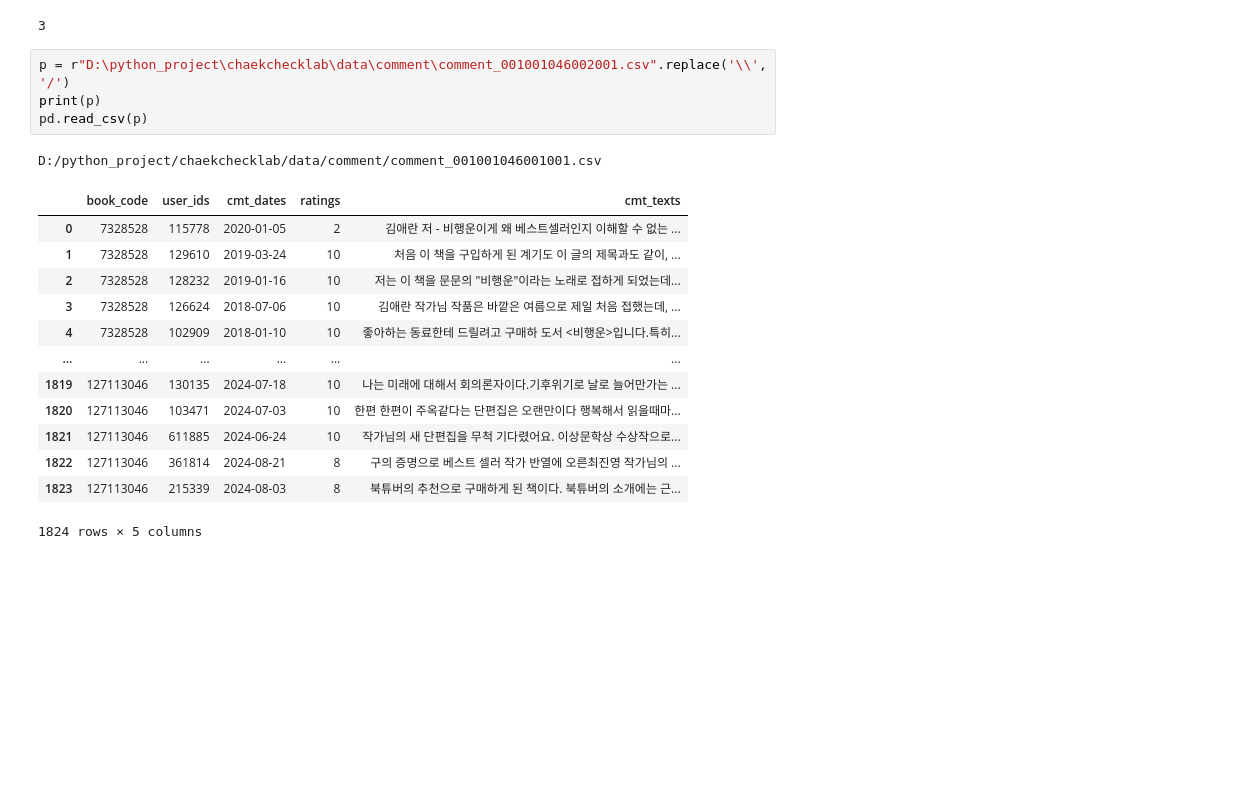
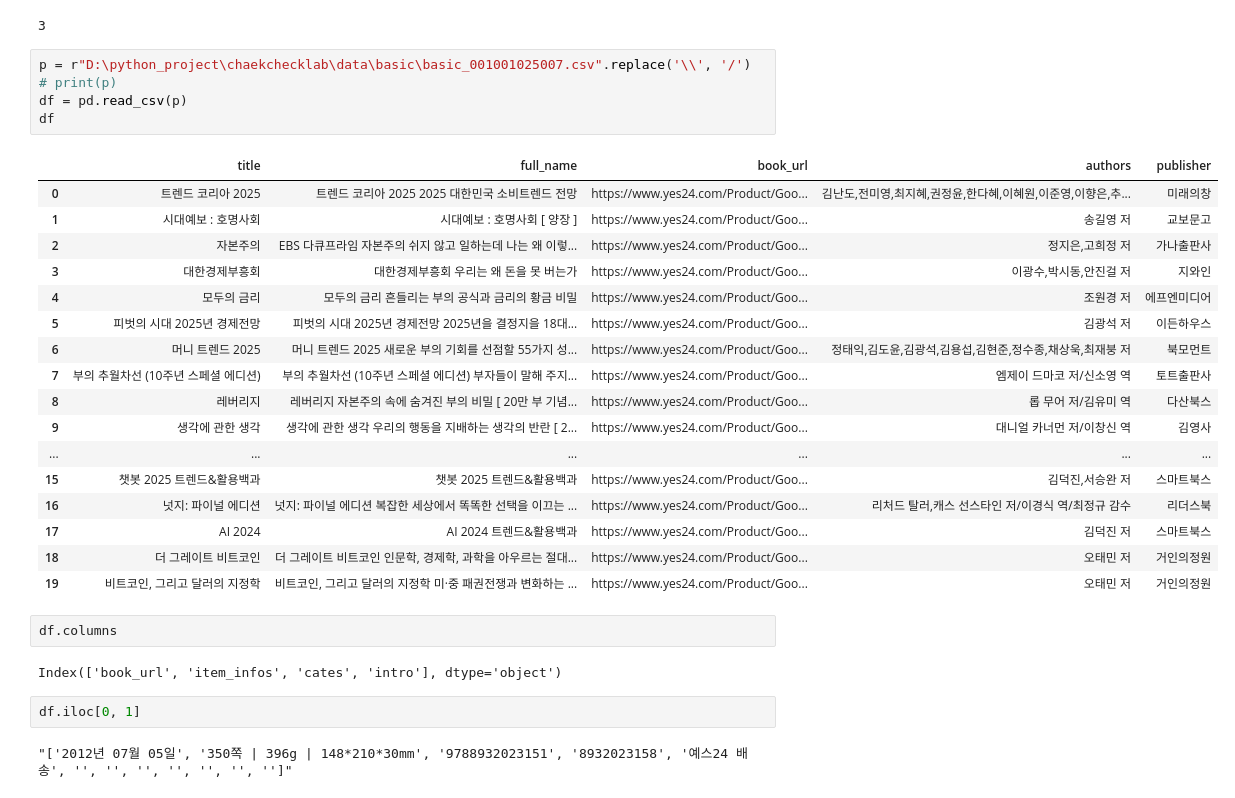
Before and after one commit to chaekcheck/chaekchecklab, a Jupyter notebook: crawling/specific_info.ipynb, the cells around one changed output. Cells and saved outputs as stored; diff of their text form; blank space fills up the shorter version.

Commit message:
basic information 실행

```diff
--- a/crawling/specific_info.ipynb
+++ b/crawling/specific_info.ipynb
@@ -170,21 +170,33 @@ len(x)
 # %% [output]
 3
 # %%
-p = r"D:\python_project\chaekchecklab\data\comment\comment_001001046002001.csv".replace('\\', '/')
-print(p)
-pd.read_csv(p)
+p = r"D:\python_project\chaekchecklab\data\basic\basic_001001025007.csv".replace('\\', '/')
+# print(p)
+df = pd.read_csv(p)
+df
 # %% [output]
-D:/python_project/chaekchecklab/data/comment/comment_001001046001001.csv
-|  | book_code | user_ids | cmt_dates | ratings | cmt_texts |
-| 0 | 7328528 | 115778 | 2020-01-05 | 2 | 김애란 저 - 비행운이게 왜 베스트셀러인지 이해할 수 없는 ... |
-| 1 | 7328528 | 129610 | 2019-03-24 | 10 | 처음 이 책을 구입하게 된 계기도 이 글의 제목과도 같이, ... |
-| 2 | 7328528 | 128232 | 2019-01-16 | 10 | 저는 이 책을 문문의 "비행운"이라는 노래로 접하게 되었는데... |
-| 3 | 7328528 | 126624 | 2018-07-06 | 10 | 김애란 작가님 작품은 바깥은 여름으로 제일 처음 접했는데, ... |
-| 4 | 7328528 | 102909 | 2018-01-10 | 10 | 좋아하는 동료한테 드릴려고 구매하 도서 <비행운>입니다.특히... |
+|  | title | full_name | book_url | authors | publisher |
+| 0 | 트렌드 코리아 2025 | 트렌드 코리아 2025 2025 대한민국 소비트렌드 전망 | https://www.yes24.com/Product/Goo... | 김난도,전미영,최지혜,권정윤,한다혜,이혜원,이준영,이향은,추... | 미래의창 |
+| 1 | 시대예보 : 호명사회 | 시대예보 : 호명사회 [ 양장 ] | https://www.yes24.com/Product/Goo... | 송길영 저 | 교보문고 |
+| 2 | 자본주의 | EBS 다큐프라임 자본주의 쉬지 않고 일하는데 나는 왜 이렇... | https://www.yes24.com/Product/Goo... | 정지은,고희정 저 | 가나출판사 |
+| 3 | 대한경제부흥회 | 대한경제부흥회 우리는 왜 돈을 못 버는가 | https://www.yes24.com/Product/Goo... | 이광수,박시동,안진걸 저 | 지와인 |
+| 4 | 모두의 금리 | 모두의 금리 흔들리는 부의 공식과 금리의 황금 비밀 | https://www.yes24.com/Product/Goo... | 조원경 저 | 에프엔미디어 |
+| 5 | 피벗의 시대 2025년 경제전망 | 피벗의 시대 2025년 경제전망 2025년을 결정지을 18대... | https://www.yes24.com/Product/Goo... | 김광석 저 | 이든하우스 |
+| 6 | 머니 트렌드 2025 | 머니 트렌드 2025 새로운 부의 기회를 선점할 55가지 성... | https://www.yes24.com/Product/Goo... | 정태익,김도윤,김광석,김용섭,김현준,정수종,채상욱,최재붕 저 | 북모먼트 |
+| 7 | 부의 추월차선 (10주년 스페셜 에디션) | 부의 추월차선 (10주년 스페셜 에디션) 부자들이 말해 주지... | https://www.yes24.com/Product/Goo... | 엠제이 드마코 저/신소영 역 | 토트출판사 |
+| 8 | 레버리지 | 레버리지 자본주의 속에 숨겨진 부의 비밀 [ 20만 부 기념... | https://www.yes24.com/Product/Goo... | 롭 무어 저/김유미 역 | 다산북스 |
+| 9 | 생각에 관한 생각 | 생각에 관한 생각 우리의 행동을 지배하는 생각의 반란 [ 2... | https://www.yes24.com/Product/Goo... | 대니얼 카너먼 저/이창신 역 | 김영사 |
 | ... | ... | ... | ... | ... | ... |
-| 1819 | 127113046 | 130135 | 2024-07-18 | 10 | 나는 미래에 대해서 회의론자이다.기후위기로 날로 늘어만가는 ... |
-| 1820 | 127113046 | 103471 | 2024-07-03 | 10 | 한편 한편이 주옥같다는 단편집은 오랜만이다 행복해서 읽을때마... |
-| 1821 | 127113046 | 611885 | 2024-06-24 | 10 | 작가님의 새 단편집을 무척 기다렸어요. 이상문학상 수상작으로... |
-| 1822 | 127113046 | 361814 | 2024-08-21 | 8 | 구의 증명으로 베스트 셀러 작가 반열에 오른최진영 작가님의 ... |
-| 1823 | 127113046 | 215339 | 2024-08-03 | 8 | 북튜버의 추천으로 구매하게 된 책이다. 북튜버의 소개에는 근... |
+| 15 | 챗봇 2025 트렌드&활용백과 | 챗봇 2025 트렌드&활용백과 | https://www.yes24.com/Product/Goo... | 김덕진,서승완 저 | 스마트북스 |
+| 16 | 넛지: 파이널 에디션 | 넛지: 파이널 에디션 복잡한 세상에서 똑똑한 선택을 이끄는 ... | https://www.yes24.com/Product/Goo... | 리처드 탈러,캐스 선스타인 저/이경식 역/최정규 감수 | 리더스북 |
+| 17 | AI 2024 | AI 2024 트렌드&활용백과 | https://www.yes24.com/Product/Goo... | 김덕진 저 | 스마트북스 |
+| 18 | 더 그레이트 비트코인 | 더 그레이트 비트코인 인문학, 경제학, 과학을 아우르는 절대... | https://www.yes24.com/Product/Goo... | 오태민 저 | 거인의정원 |
+| 19 | 비트코인, 그리고 달러의 지정학 | 비트코인, 그리고 달러의 지정학 미·중 패권전쟁과 변화하는 ... | https://www.yes24.com/Product/Goo... | 오태민 저 | 거인의정원 |
-1824 rows × 5 columns
+# %%
+df.columns
+# %% [output]
+Index(['book_url', 'item_infos', 'cates', 'intro'], dtype='object')
+# %%
+df.iloc[0, 1]
+# %% [output]
+"['2012년 07월 05일', '350쪽 | 396g | 148*210*30mm', '9788932023151', '8932023158', '예스24 배송', '', '', '', '', '', '', '']"
```
Also changed, not shown: parts of 1 cell of this notebook, 4 other files.
